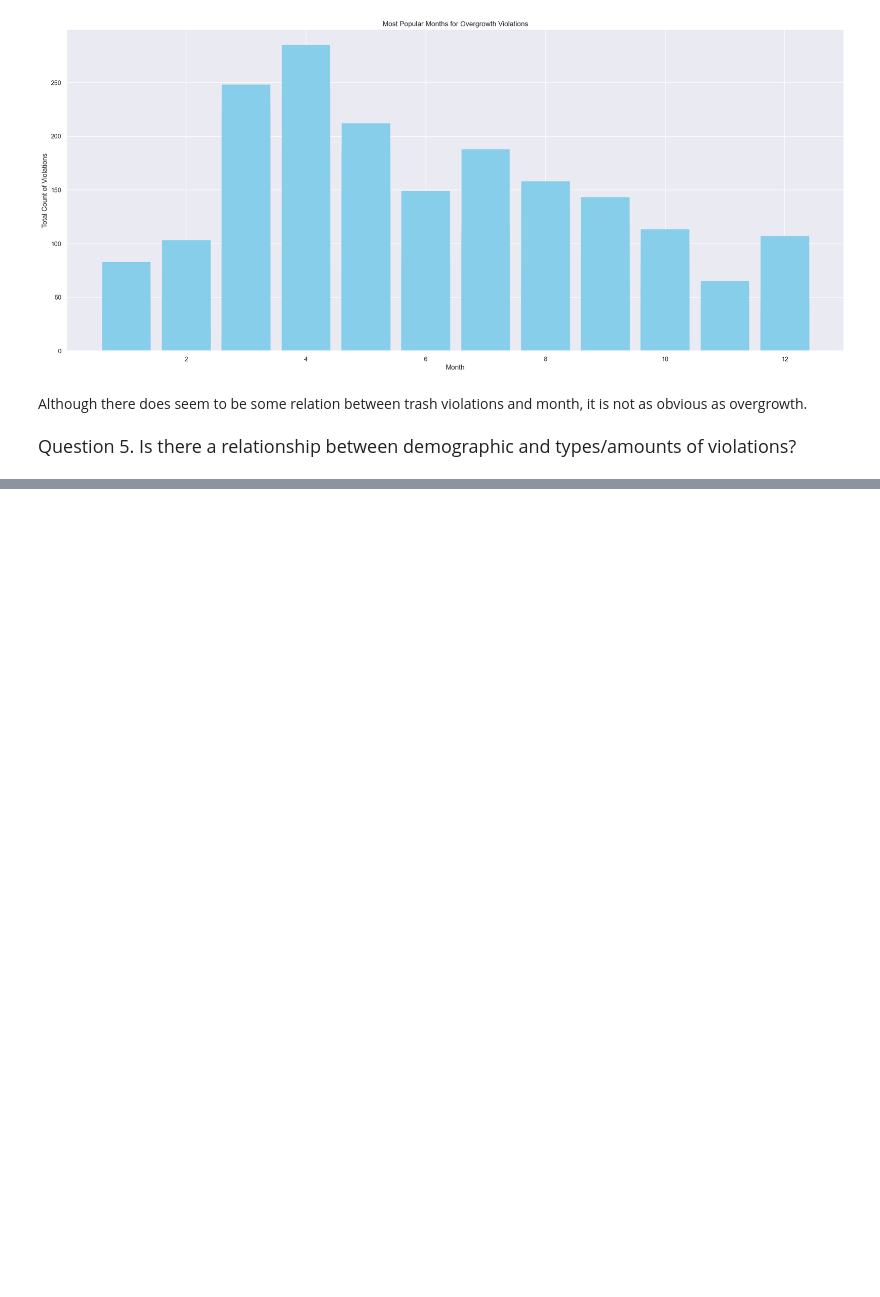
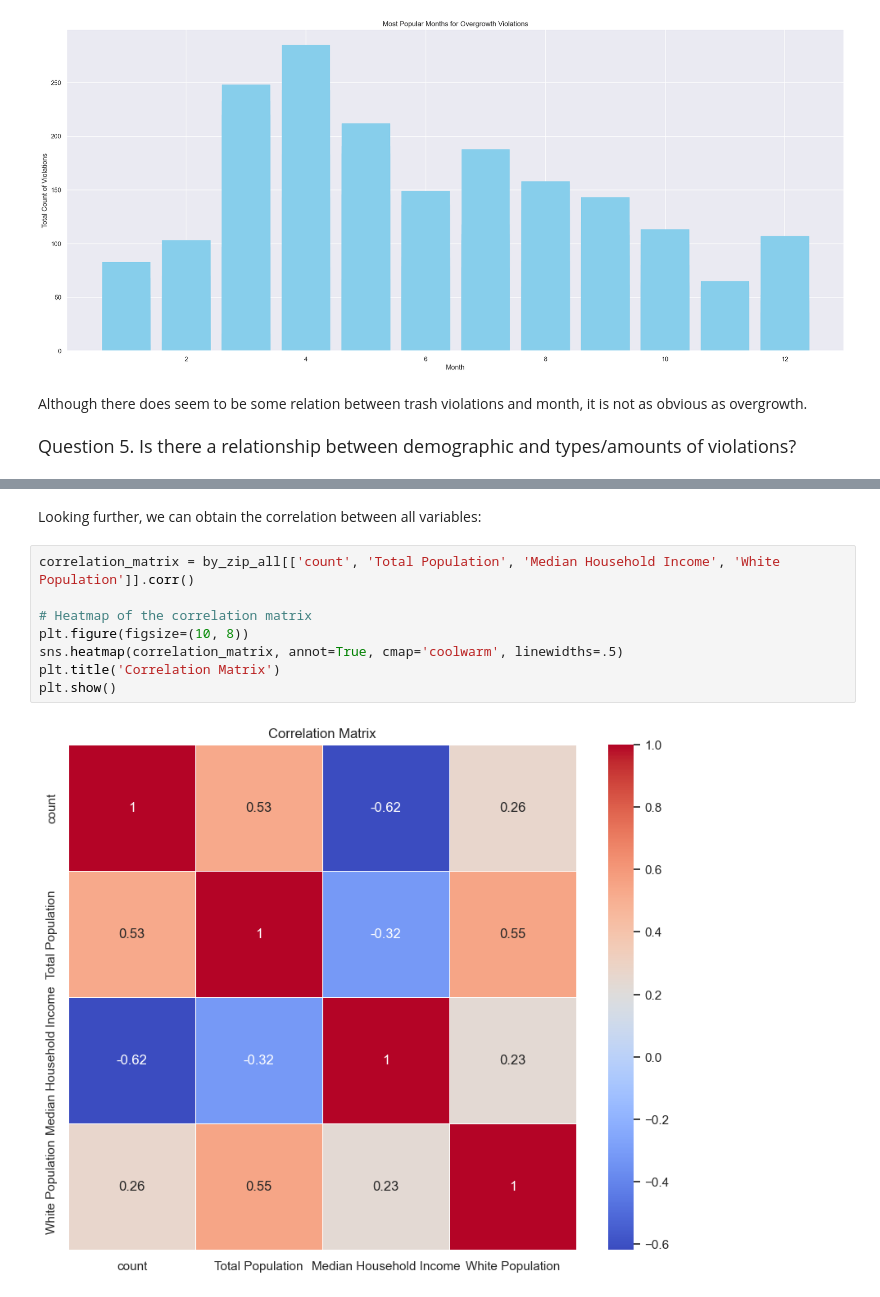
Before and after one commit to ht6631/IST_652_Project, a Jupyter notebook: ProjectAnalysis.ipynb, the cells around one changed output, grey strips where cells are left out. Cells and saved outputs as stored; diff of their text form; blank space fills up the shorter version.

```diff
--- a/ProjectAnalysis.ipynb
+++ b/ProjectAnalysis.ipynb
@@ -590,0 +658,12 @@ Although there does seem to be some relation between trash violations and month,
+# %% [markdown]
+Looking further, we can obtain the correlation between all variables:
+# %%
+correlation_matrix = by_zip_all[['count', 'Total Population', 'Median Household Income', 'White Population']].corr()
+
+# Heatmap of the correlation matrix
+plt.figure(figsize=(10, 8))
+sns.heatmap(correlation_matrix, annot=True, cmap='coolwarm', linewidths=.5)
+plt.title('Correlation Matrix')
+plt.show()
+# %% [output]
+[figure, added]
```
Also changed, not shown: parts of 15 cells of this notebook.
